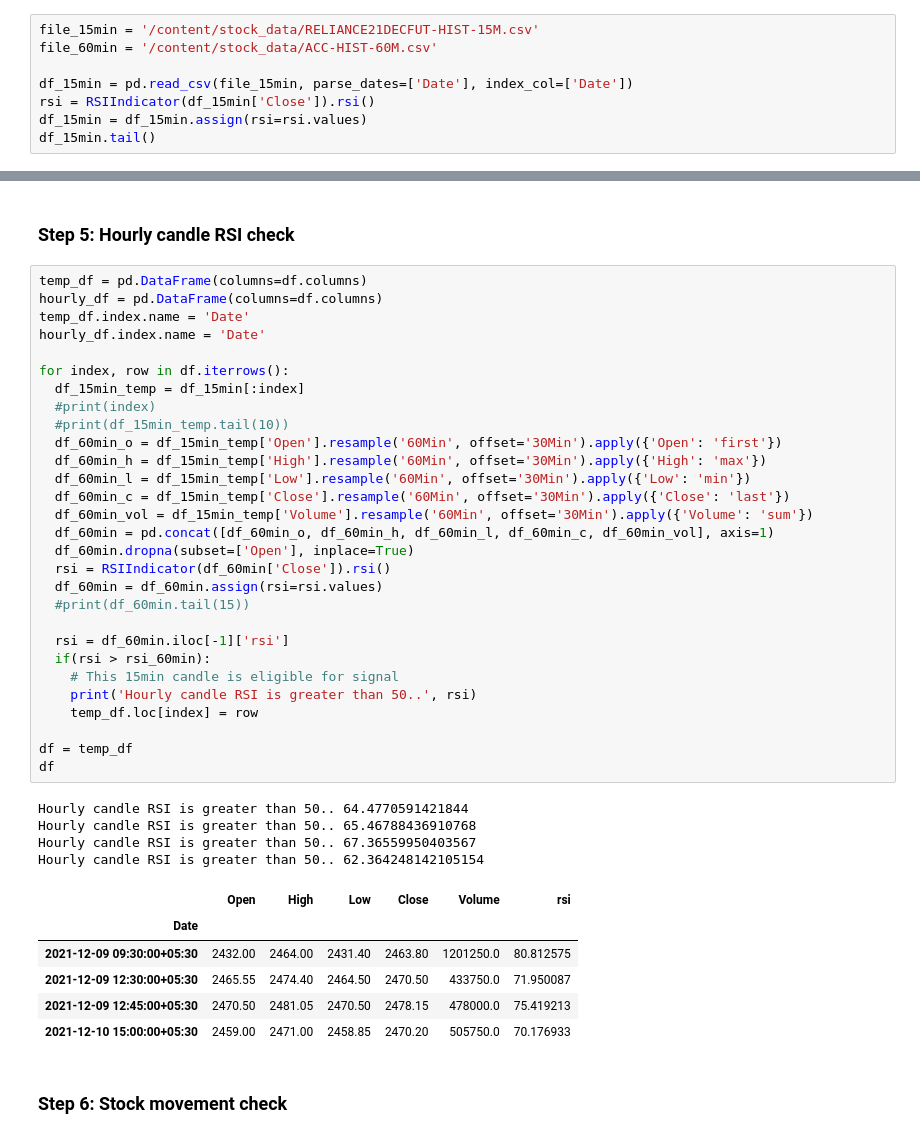
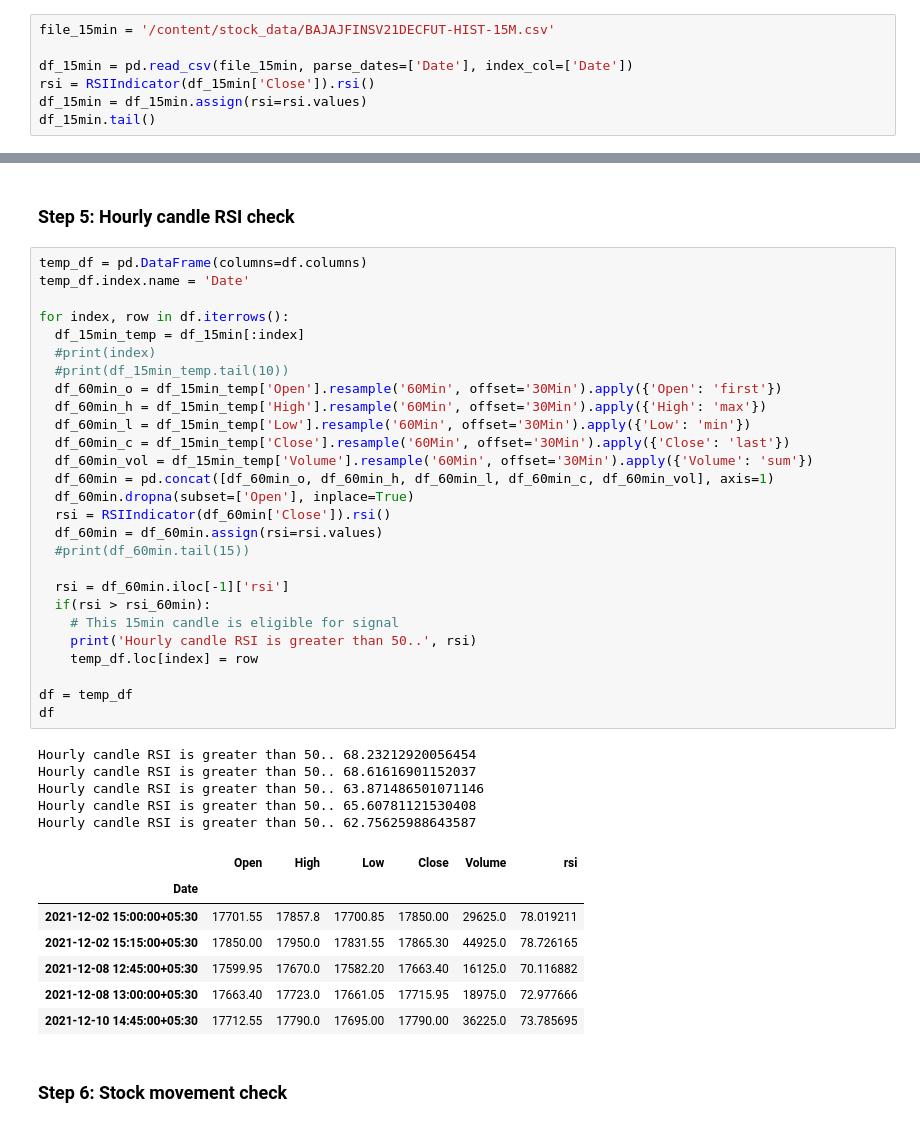
Before and after one commit to hbbtekademy/algo-trading, a Jupyter notebook: python/notebooks/strategies/rsi_strategy/RSIStrategy.ipynb, the cells around one changed output, grey strips where cells are left out. Cells and saved outputs as stored; diff of their text form.

```diff
--- a/python/notebooks/strategies/rsi_strategy/RSIStrategy.ipynb
+++ b/python/notebooks/strategies/rsi_strategy/RSIStrategy.ipynb
@@ -64,8 +64,7 @@ import numpy as np
 # %% [markdown]
 ## Load 15 min and 60 min stock data and calculate RSI
 # %%
-file_15min = '/content/stock_data/RELIANCE21DECFUT-HIST-15M.csv'
-file_60min = '/content/stock_data/ACC-HIST-60M.csv'
+file_15min = '/content/stock_data/BAJAJFINSV21DECFUT-HIST-15M.csv'
 
 df_15min = pd.read_csv(file_15min, parse_dates=['Date'], index_col=['Date'])
 rsi = RSIIndicator(df_15min['Close']).rsi()
@@ -151,44 +146,44 @@ temp_df
 ### Step 5: Hourly candle RSI check
 # %%
 temp_df = pd.DataFrame(columns=df.columns)
-hourly_df = pd.DataFrame(columns=df.columns)
 temp_df.index.name = 'Date'
-hourly_df.index.name = 'Date'
 
 for index, row in df.iterrows():
   df_15min_temp = df_15min[:index]
   #print(index)
   #print(df_15min_temp.tail(10))
   df_60min_o = df_15min_temp['Open'].resample('60Min', offset='30Min').apply({'Open': 'first'})
   df_60min_h = df_15min_temp['High'].resample('60Min', offset='30Min').apply({'High': 'max'})
   df_60min_l = df_15min_temp['Low'].resample('60Min', offset='30Min').apply({'Low': 'min'})
   df_60min_c = df_15min_temp['Close'].resample('60Min', offset='30Min').apply({'Close': 'last'})
   df_60min_vol = df_15min_temp['Volume'].resample('60Min', offset='30Min').apply({'Volume': 'sum'})
   df_60min = pd.concat([df_60min_o, df_60min_h, df_60min_l, df_60min_c, df_60min_vol], axis=1)
   df_60min.dropna(subset=['Open'], inplace=True)
   rsi = RSIIndicator(df_60min['Close']).rsi()
   df_60min = df_60min.assign(rsi=rsi.values)
   #print(df_60min.tail(15))
 
   rsi = df_60min.iloc[-1]['rsi']
   if(rsi > rsi_60min):
     # This 15min candle is eligible for signal
     print('Hourly candle RSI is greater than 50..', rsi)
     temp_df.loc[index] = row
 
 df = temp_df
 df
 # %% [output]
-Hourly candle RSI is greater than 50.. 64.4770591421844
-Hourly candle RSI is greater than 50.. 65.46788436910768
-Hourly candle RSI is greater than 50.. 67.36559950403567
-Hourly candle RSI is greater than 50.. 62.364248142105154
+Hourly candle RSI is greater than 50.. 68.23212920056454
+Hourly candle RSI is greater than 50.. 68.61616901152037
+Hourly candle RSI is greater than 50.. 63.871486501071146
+Hourly candle RSI is greater than 50.. 65.60781121530408
+Hourly candle RSI is greater than 50.. 62.75625988643587
 |  | Open | High | Low | Close | Volume | rsi |
 | Date |  |  |  |  |  |  |
-| 2021-12-09 09:30:00+05:30 | 2432.00 | 2464.00 | 2431.40 | 2463.80 | 1201250.0 | 80.812575 |
-| 2021-12-09 12:30:00+05:30 | 2465.55 | 2474.40 | 2464.50 | 2470.50 | 433750.0 | 71.950087 |
-| 2021-12-09 12:45:00+05:30 | 2470.50 | 2481.05 | 2470.50 | 2478.15 | 478000.0 | 75.419213 |
-| 2021-12-10 15:00:00+05:30 | 2459.00 | 2471.00 | 2458.85 | 2470.20 | 505750.0 | 70.176933 |
+| 2021-12-02 15:00:00+05:30 | 17701.55 | 17857.8 | 17700.85 | 17850.00 | 29625.0 | 78.019211 |
+| 2021-12-02 15:15:00+05:30 | 17850.00 | 17950.0 | 17831.55 | 17865.30 | 44925.0 | 78.726165 |
+| 2021-12-08 12:45:00+05:30 | 17599.95 | 17670.0 | 17582.20 | 17663.40 | 16125.0 | 70.116882 |
+| 2021-12-08 13:00:00+05:30 | 17663.40 | 17723.0 | 17661.05 | 17715.95 | 18975.0 | 72.977666 |
+| 2021-12-10 14:45:00+05:30 | 17712.55 | 17790.0 | 17695.00 | 17790.00 | 36225.0 | 73.785695 |
 # %% [markdown]
 ### Step 6: Stock movement check
 # %%
```
Also changed, not shown: parts of 7 cells of this notebook.
